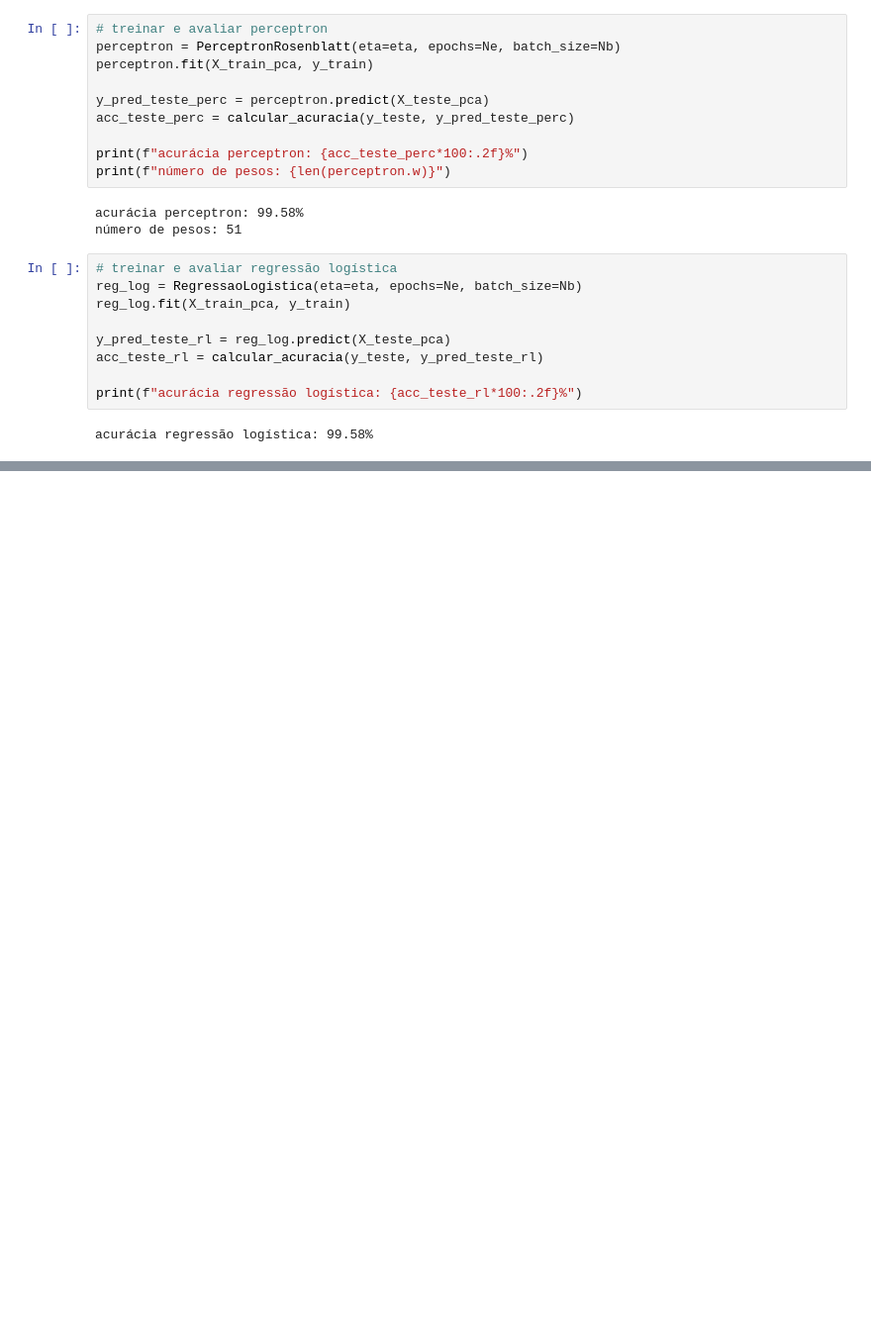
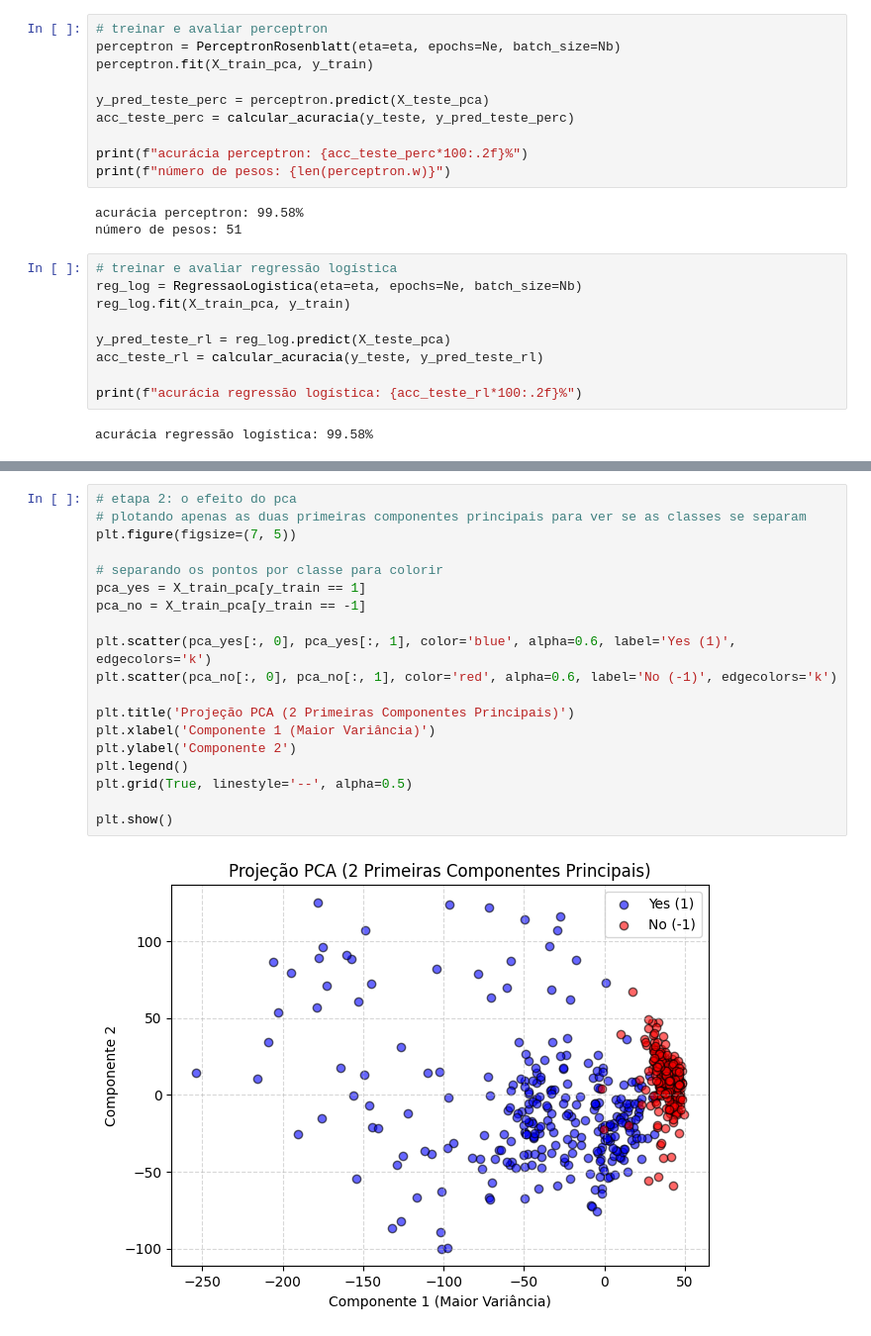
Before and after one commit to mogab12/Sistemas-Inteligentes, a Jupyter notebook: ex_entrega_2_phono/ex_entrega_2_phono.ipynb, the cells around one changed output, grey strips where cells are left out. Shown at 99% size. Cells and saved outputs as stored; diff of their text form; blank space fills up the shorter version.

```diff
--- a/ex_entrega_2_phono/ex_entrega_2_phono.ipynb
+++ b/ex_entrega_2_phono/ex_entrega_2_phono.ipynb
@@ -374,0 +401,21 @@ acurácia regressão logística: 99.58%
+# %%
+# etapa 2: o efeito do pca
+# plotando apenas as duas primeiras componentes principais para ver se as classes se separam
+plt.figure(figsize=(7, 5))
+
+# separando os pontos por classe para colorir
+pca_yes = X_train_pca[y_train == 1]
+pca_no = X_train_pca[y_train == -1]
+
+plt.scatter(pca_yes[:, 0], pca_yes[:, 1], color='blue', alpha=0.6, label='Yes (1)', edgecolors='k')
+plt.scatter(pca_no[:, 0], pca_no[:, 1], color='red', alpha=0.6, label='No (-1)', edgecolors='k')
+
+plt.title('Projeção PCA (2 Primeiras Componentes Principais)')
+plt.xlabel('Componente 1 (Maior Variância)')
+plt.ylabel('Componente 2')
+plt.legend()
+plt.grid(True, linestyle='--', alpha=0.5)
+
+plt.show()
+# %% [output]
+[figure, added]
```
Also changed, not shown: parts of 5 cells of this notebook.
